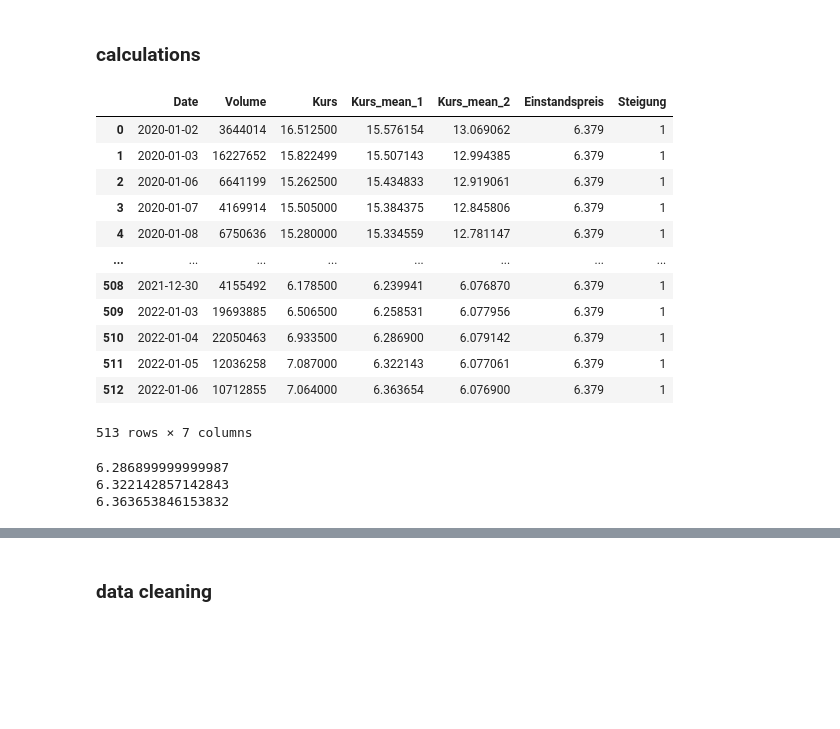
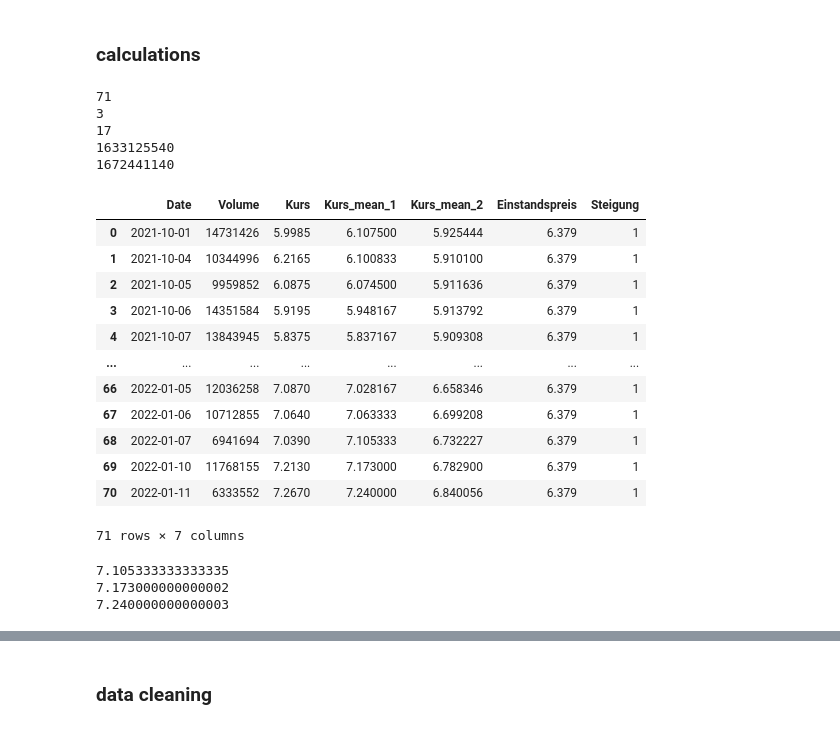
Before and after one commit to GarunWindtotem/Aktien, a Jupyter notebook: Query-Yahoo.ipynb, the cells around one changed output, grey strips where cells are left out. Cells and saved outputs as stored; diff of their text form; code cells hidden in the pictures; blank space fills up the shorter version.

```diff
--- a/Query-Yahoo.ipynb
+++ b/Query-Yahoo.ipynb
@@ -16,11 +11,10 @@ print(today)
 # rolling_window2 = 100
 
 aktie = 'LHA.DE'
+n_aktie = 148
+EP_Aktie = 6.379
 
 ### YYYY, M, D, h, s
-period1 = int(time.mktime(datetime.datetime(2020, 1, 1, 23, 59).timetuple()))
-period2 = int(time.mktime(datetime.datetime(2022, 1, 6, 23, 59).timetuple()))
+period1 = int(time.mktime(datetime.datetime(2021, 10, 1, 23, 59).timetuple()))
+period2 = int(time.mktime(datetime.datetime(2022, 12, 30, 23, 59).timetuple()))
 interval = '1d' # 1d, 1wk, 1m
-
-print(period1)
-print(period2)
@@ -50,33 +41,50 @@ df = pd.read_csv(query_string)
 # %% [markdown]
 ### calculations
 # %%
+
 df['Kurs'] = (1/2)*( df["Low"]+df["High"] )
+
+
+length = len(df["Kurs"])
+rolling_window1 = int(length*0.05)
+rolling_window2 = int(length*0.25)
+
+print(length)
+print(rolling_window1)
+print(rolling_window2)
+print(period1)
+print(period2)
+
 df['Kurs_mean_1'] = df['Kurs'].rolling(window=rolling_window1, min_periods=1, center=True).mean()
 df['Kurs_mean_2'] = df['Kurs'].rolling(window=rolling_window2, min_periods=1, center=True).mean()
 
-df['Einstandspreis'] = 6.379
+df['Einstandspreis'] = EP_Aktie
 
 df["Steigung"] = 1
 
 
 
-
 df = df.drop(columns=['Open', 'High', 'Low', 'Close', 'Adj Close'])
 df
 # %% [output]
+71
+3
+17
+1633125540
+1672441140
 |  | Date | Volume | Kurs | Kurs_mean_1 | Kurs_mean_2 | Einstandspreis | Steigung |
-| 0 | 2020-01-02 | 3644014 | 16.512500 | 15.576154 | 13.069062 | 6.379 | 1 |
-| 1 | 2020-01-03 | 16227652 | 15.822499 | 15.507143 | 12.994385 | 6.379 | 1 |
-| 2 | 2020-01-06 | 6641199 | 15.262500 | 15.434833 | 12.919061 | 6.379 | 1 |
-| 3 | 2020-01-07 | 4169914 | 15.505000 | 15.384375 | 12.845806 | 6.379 | 1 |
-| 4 | 2020-01-08 | 6750636 | 15.280000 | 15.334559 | 12.781147 | 6.379 | 1 |
+| 0 | 2021-10-01 | 14731426 | 5.9985 | 6.107500 | 5.925444 | 6.379 | 1 |
+| 1 | 2021-10-04 | 10344996 | 6.2165 | 6.100833 | 5.910100 | 6.379 | 1 |
+| 2 | 2021-10-05 | 9959852 | 6.0875 | 6.074500 | 5.911636 | 6.379 | 1 |
+| 3 | 2021-10-06 | 14351584 | 5.9195 | 5.948167 | 5.913792 | 6.379 | 1 |
+| 4 | 2021-10-07 | 13843945 | 5.8375 | 5.837167 | 5.909308 | 6.379 | 1 |
 | ... | ... | ... | ... | ... | ... | ... | ... |
-| 508 | 2021-12-30 | 4155492 | 6.178500 | 6.239941 | 6.076870 | 6.379 | 1 |
-| 509 | 2022-01-03 | 19693885 | 6.506500 | 6.258531 | 6.077956 | 6.379 | 1 |
-| 510 | 2022-01-04 | 22050463 | 6.933500 | 6.286900 | 6.079142 | 6.379 | 1 |
-| 511 | 2022-01-05 | 12036258 | 7.087000 | 6.322143 | 6.077061 | 6.379 | 1 |
-| 512 | 2022-01-06 | 10712855 | 7.064000 | 6.363654 | 6.076900 | 6.379 | 1 |
+| 66 | 2022-01-05 | 12036258 | 7.0870 | 7.028167 | 6.658346 | 6.379 | 1 |
+| 67 | 2022-01-06 | 10712855 | 7.0640 | 7.063333 | 6.699208 | 6.379 | 1 |
+| 68 | 2022-01-07 | 6941694 | 7.0390 | 7.105333 | 6.732227 | 6.379 | 1 |
+| 69 | 2022-01-10 | 11768155 | 7.2130 | 7.173000 | 6.782900 | 6.379 | 1 |
+| 70 | 2022-01-11 | 6333552 | 7.2670 | 7.240000 | 6.840056 | 6.379 | 1 |
-513 rows × 7 columns
+71 rows × 7 columns
 # %%
 a = df["Kurs_mean_1"].iloc[-3]
 print(a)
@@ -87,8 +95,8 @@ print(a)
 a = df["Kurs_mean_1"].iloc[-1]
 print(a)
 # %% [output]
-6.286899999999987
-6.322142857142843
-6.363653846153832
+7.105333333333335
+7.173000000000002
+7.240000000000003
 # %%
 # df.loc[df['column name'] condition, 'new column name'] = 'value if condition is met'
```
Also changed, not shown: parts of 11 cells of this notebook, 4 other files.
